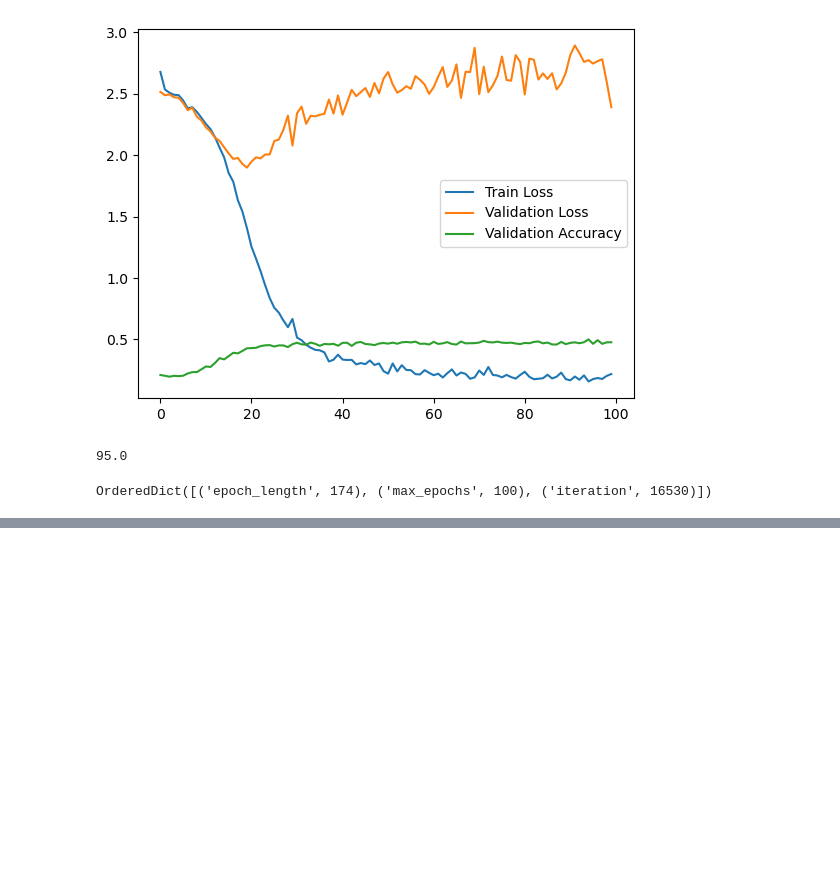
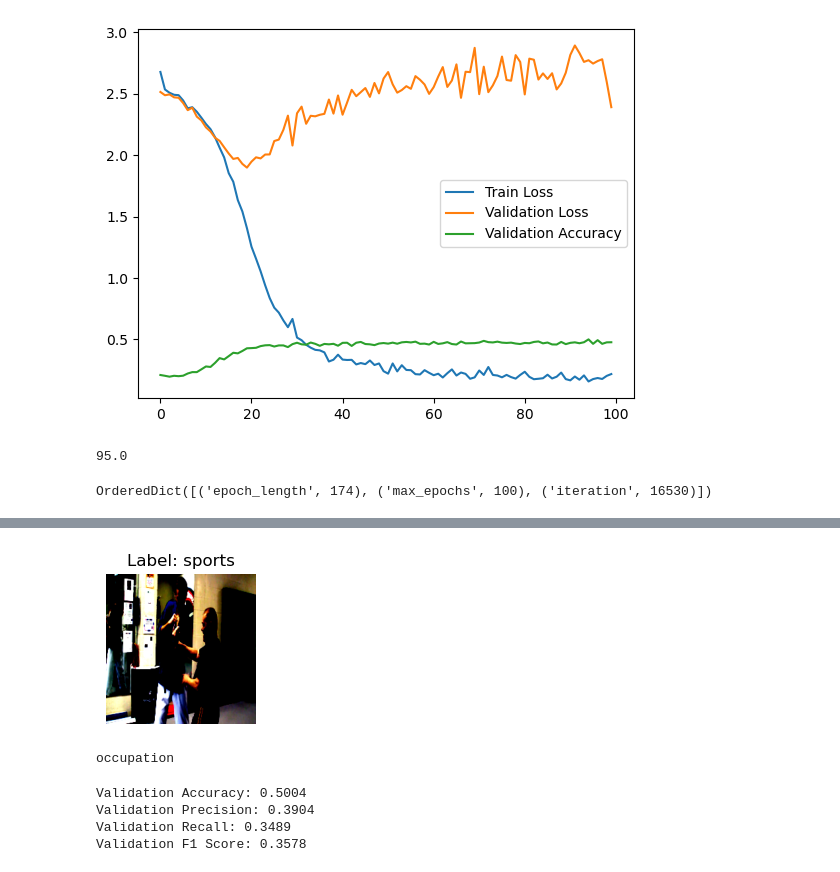
Before and after one commit to bottic/CV_project_yandex, a Jupyter notebook: VladSpace/project.ipynb, the cells around one changed output, grey strips where cells are left out. Cells and saved outputs as stored; diff of their text form; code cells hidden in the pictures; blank space fills up the shorter version.

```diff
--- a/VladSpace/project.ipynb
+++ b/VladSpace/project.ipynb
@@ -469,0 +473,55 @@ home repair
+# %%
+dataiter = iter(DataLoader(val_dataset, batch_size=64, shuffle=True, num_workers=0))
+images, labels = next(dataiter)
+
+show_images_row([images[0]], [label.item() for label in labels[:5]], size=(2, 2))
+
+probabilities = torch.softmax(model(images[0].unsqueeze(0).to(device)), dim=1)
+predicted_class = torch.argmax(probabilities, dim=1).item()
+
+print(id_to_category[predicted_class])
+# %% [output]
+[figure, added]
+occupation
+# %%
+from ignite.metrics import Accuracy
+from ignite.metrics import Precision, Recall, Fbeta, Accuracy
+
+# Функция инференса для вычисления метрик
+def inference_step(engine, batch):
+    model.eval()
+    with torch.no_grad():
+        images, labels = batch
+        images, labels = images.to(device), labels.to(device)
+        outputs = model(images)
+        return outputs, labels
+
+# Создаём Engine для инференса
+evaluator = Engine(inference_step)
+
+# Добавляем метрику Accuracy
+accuracy = Accuracy()
+precision = Precision(average=True)
+recall = Recall(average=True)
+f1 = Fbeta(beta=1.0, average=True)
+
+accuracy.attach(evaluator, "accuracy")
+precision.attach(evaluator, "precision")
+recall.attach(evaluator, "recall")
+f1.attach(evaluator, "f1")
+
+pbar = ProgressBar(persist=True)
+pbar.attach(evaluator)
+
+# Оценка на валидационном датасете
+state = evaluator.run(val_loader)
+
+print(f"Validation Accuracy: {state.metrics['accuracy']:.4f}")
+print(f"Validation Precision: {state.metrics['precision']:.4f}")
+print(f"Validation Recall: {state.metrics['recall']:.4f}")
+print(f"Validation F1 Score: {state.metrics['f1']:.4f}")
+# %% [output]
+Validation Accuracy: 0.5004
+Validation Precision: 0.3904
+Validation Recall: 0.3489
+Validation F1 Score: 0.3578
```
Also changed, not shown: parts of 7 cells of this notebook, 1 other file.
